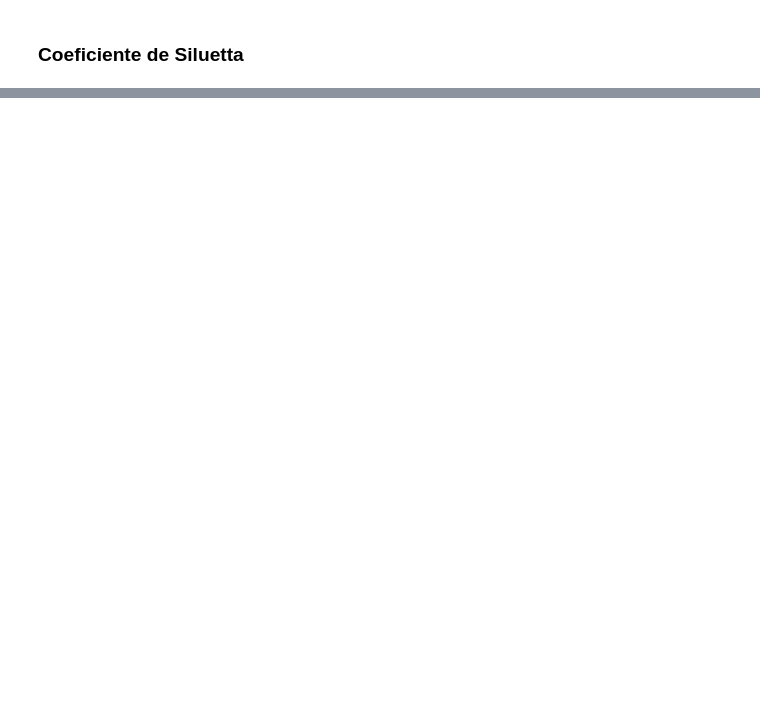
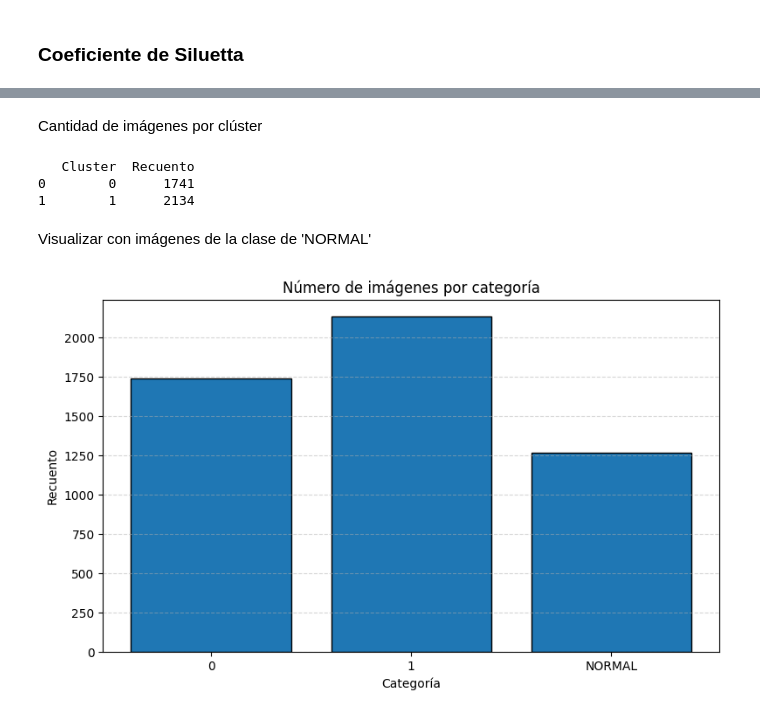
Before and after one commit to quirogaez/capstone, a Jupyter notebook: notebooks/02_EDA.ipynb, the cells around one changed output, grey strips where cells are left out. Saved outputs shown, nothing was run; the diff lists cells and outputs as text; code cells hidden in the pictures; blank space fills up the shorter version.

```diff
--- a/notebooks/02_EDA.ipynb
+++ b/notebooks/02_EDA.ipynb
@@ -218,0 +374,45 @@ print(f"Coeficiente de silueta: {score_silueta:.4f}")
+# %% [markdown]
+Cantidad de imágenes por clúster
+# %%
+# Recuentos ordenada por índice de clúster
+cluster_counts = df_pca['Cluster'].value_counts().sort_index()
+counts_df = cluster_counts.reset_index()
+counts_df.columns = ['Cluster', 'Cant. Imágenes']; counts_df
+# %% [output]
+   Cluster  Recuento
+0        0      1741
+1        1      2134
+# %% [markdown]
+Visualizar con imágenes de la clase de 'NORMAL'
+# %%
+# Recuento de normales
+idx_normal = class_names.index('NORMAL')
+normal_count = np.sum(np.argmax(y_train, axis = 1) == idx_normal)
+
+# Partir del DataFrame de clústeres original
+counts_df_plot = counts_df.copy()
+counts_df_plot['Cluster'] = counts_df_plot['Cluster'].astype(str)
+
+# DataFrame con la fila NORMAL y concatenar
+normal_row = pd.DataFrame({
+    'Cluster': ['NORMAL'],
+    'Recuento': [normal_count]
+})
+
+counts_df_plot = pd.concat([counts_df_plot, normal_row], ignore_index=True)
+
+# Visualizar
+plt.figure(figsize = (8,5))
+plt.bar(
+    counts_df_plot['Cluster'],
+    counts_df_plot['Recuento'],
+    edgecolor = 'black'
+)
+plt.title("Número de imágenes por categoría")
+plt.xlabel("Categoría")
+plt.ylabel("Recuento")
+plt.grid(axis = 'y', linestyle = '--', alpha = 0.5)
+plt.tight_layout()
+plt.show()
+# %% [output]
+[figure, added]
```
Also changed, not shown: parts of 17 cells of this notebook.
